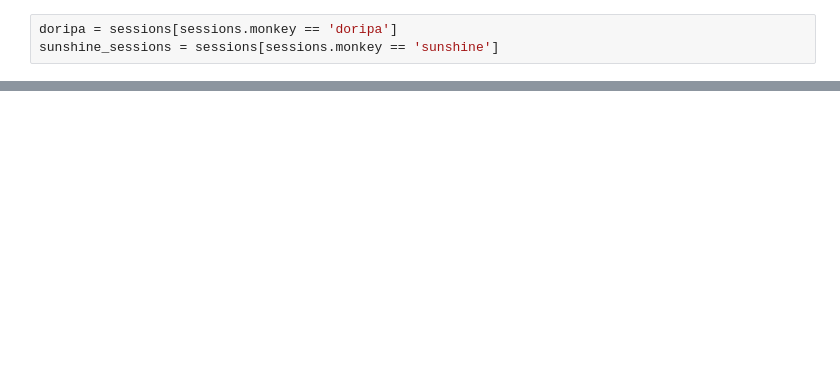
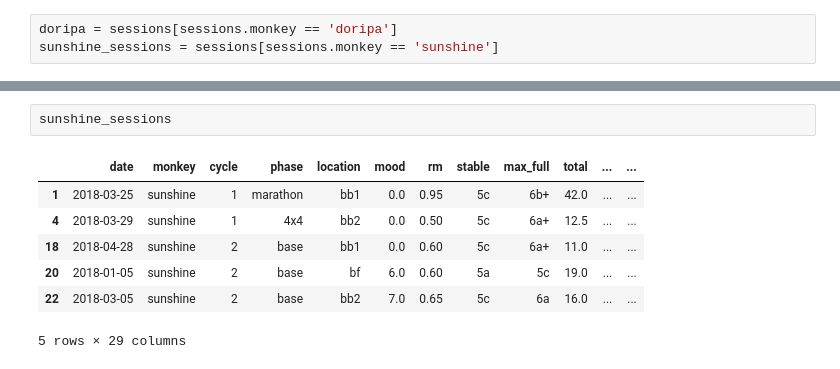
Before and after one commit to gardiac2002/monkies, a Jupyter notebook: Sessions Analysis.ipynb, the cells around one changed output, grey strips where cells are left out. Cells and saved outputs as stored; diff of their text form; blank space fills up the shorter version.

```diff
--- a/Sessions Analysis.ipynb
+++ b/Sessions Analysis.ipynb
@@ -77,0 +79,10 @@ plt.show()
+# %%
+sunshine_sessions
+# %% [output]
+|  | date | monkey | cycle | phase | location | mood | rm | stable | max_full | total | ... | ... |
+| 1 | 2018-03-25 | sunshine | 1 | marathon | bb1 | 0.0 | 0.95 | 5c | 6b+ | 42.0 | ... | ... |
+| 4 | 2018-03-29 | sunshine | 1 | 4x4 | bb2 | 0.0 | 0.50 | 5c | 6a+ | 12.5 | ... | ... |
+| 18 | 2018-04-28 | sunshine | 2 | base | bb1 | 0.0 | 0.60 | 5c | 6a+ | 11.0 | ... | ... |
+| 20 | 2018-01-05 | sunshine | 2 | base | bf | 6.0 | 0.60 | 5a | 5c | 19.0 | ... | ... |
+| 22 | 2018-03-05 | sunshine | 2 | base | bb2 | 7.0 | 0.65 | 5c | 6a | 16.0 | ... | ... |
+5 rows × 29 columns
```
Also changed, not shown: parts of 6 cells of this notebook.
